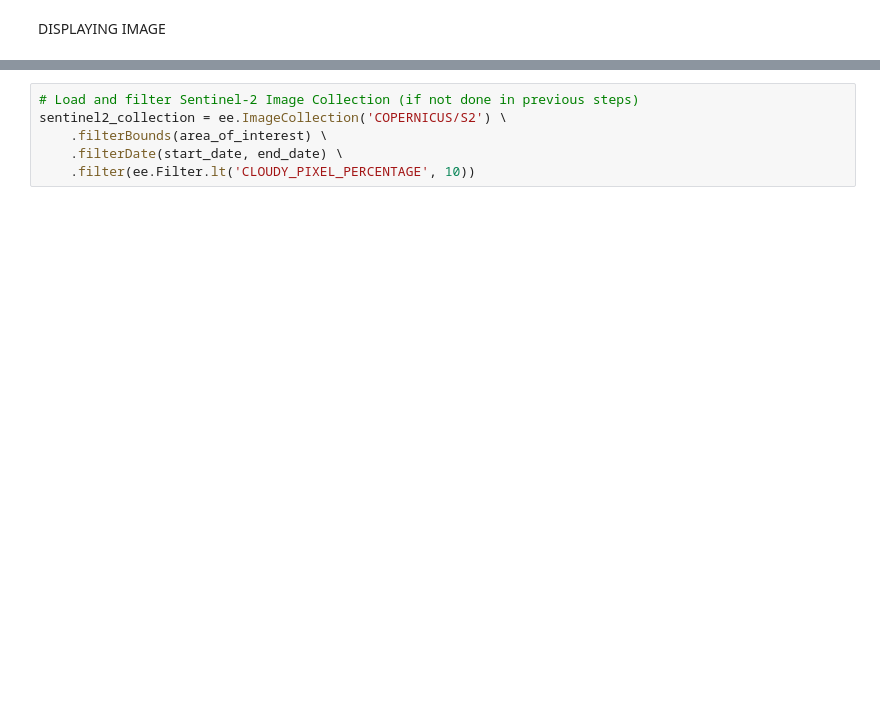
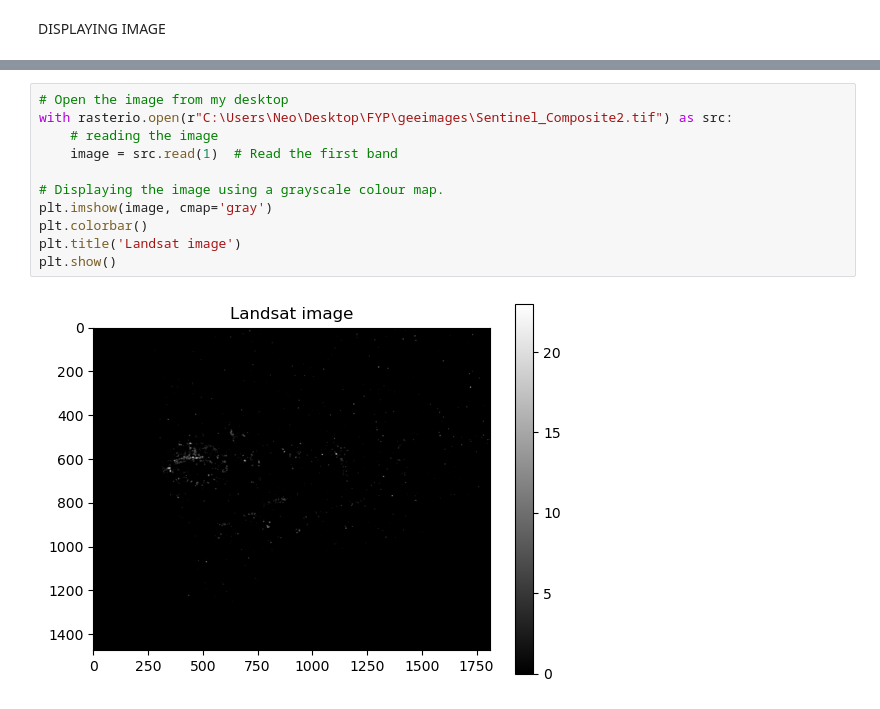
Before and after one commit to nelsondca/Flood-Detection-System-FYP, a Jupyter notebook: Gee/GEEtest.ipynb, the cells around one changed output, grey strips where cells are left out. Saved outputs shown, nothing was run; the diff lists cells and outputs as text; blank space fills up the shorter version.

```diff
--- a/Gee/GEEtest.ipynb
+++ b/Gee/GEEtest.ipynb
@@ -183,9 +173,16 @@ plt.show()
 # %% [output]
 [figure]
 # %%
-# Load and filter Sentinel-2 Image Collection (if not done in previous steps)
-sentinel2_collection = ee.ImageCollection('COPERNICUS/S2') \
-    .filterBounds(area_of_interest) \
-    .filterDate(start_date, end_date) \
-    .filter(ee.Filter.lt('CLOUDY_PIXEL_PERCENTAGE', 10))
+# Open the image from my desktop
+with rasterio.open(r"C:\Users\Neo\Desktop\FYP\geeimages\Sentinel_Composite2.tif") as src:
+    # reading the image
+    image = src.read(1)  # Read the first band
+
+# Displaying the image using a grayscale colour map.
+plt.imshow(image, cmap='gray')
+plt.colorbar()
+plt.title('Landsat image')
+plt.show()
+# %% [output]
+[figure, added]
 # %%
```
Also changed, not shown: parts of 12 cells of this notebook, 1 other file.
